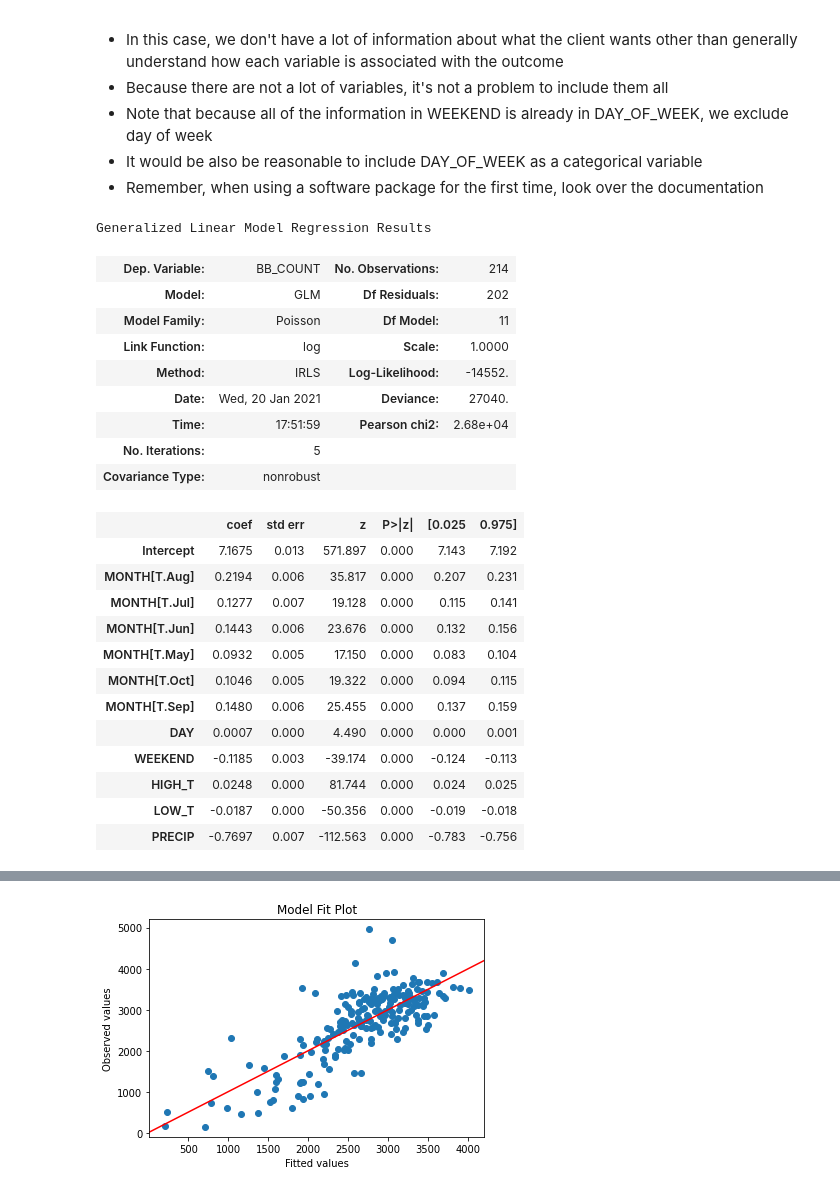
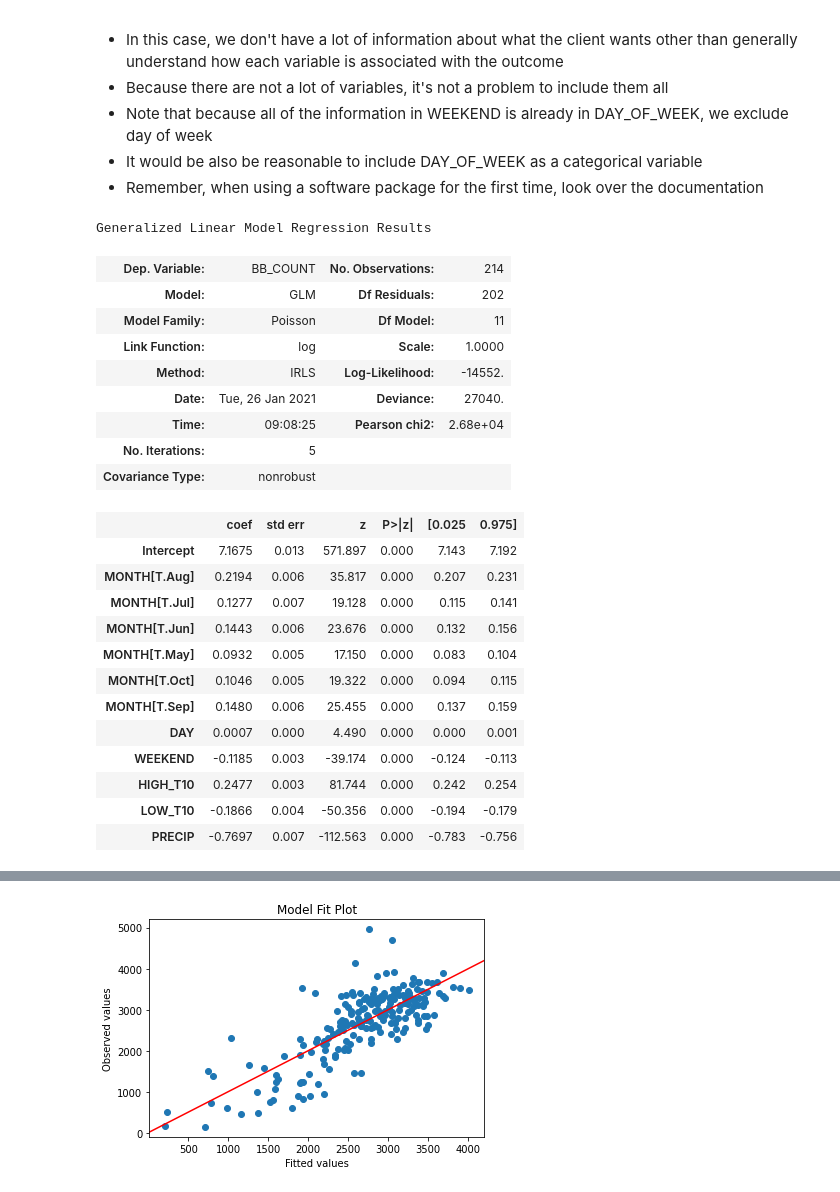
Before and after one commit to omesner/UMSTATS504, a Jupyter notebook: bikeCrossings/cyclistBridgeCrossings.ipynb, the cells around one changed output, grey strips where cells are left out. Drawn from its saved outputs; the diff is of its cells as text; code cells hidden in the pictures.

```diff
--- a/bikeCrossings/cyclistBridgeCrossings.ipynb
+++ b/bikeCrossings/cyclistBridgeCrossings.ipynb
@@ -358,33 +357,35 @@ $$
 - It would be also be reasonable to include DAY_OF_WEEK as a categorical variable
 - Remember, when using a software package for the first time, look over the documentation
 # %%
-expr = 'BB_COUNT ~ DAY + WEEKEND + MONTH + HIGH_T + LOW_T + PRECIP'
+df['HIGH_T10'] = df['HIGH_T']/10
+df['LOW_T10'] = df['LOW_T']/10
+expr = 'BB_COUNT ~ DAY + WEEKEND + MONTH + HIGH_T10 + LOW_T10 + PRECIP'
 bikePoisson = sm.GLM.from_formula(
     expr, data=df, family=sm.families.Poisson()).fit()
 bikePoisson.summary()
 # %% [output]
 Generalized Linear Model Regression Results
 | Dep. Variable: | BB_COUNT | No. Observations: | 214 |
 | Model: | GLM | Df Residuals: | 202 |
 | Model Family: | Poisson | Df Model: | 11 |
 | Link Function: | log | Scale: | 1.0000 |
 | Method: | IRLS | Log-Likelihood: | -14552. |
-| Date: | Wed, 20 Jan 2021 | Deviance: | 27040. |
-| Time: | 17:51:59 | Pearson chi2: | 2.68e+04 |
+| Date: | Tue, 26 Jan 2021 | Deviance: | 27040. |
+| Time: | 09:08:25 | Pearson chi2: | 2.68e+04 |
 | No. Iterations: | 5 |  |  |
 | Covariance Type: | nonrobust |  |  |
 |  | coef | std err | z | P>|z| | [0.025 | 0.975] |
 | Intercept | 7.1675 | 0.013 | 571.897 | 0.000 | 7.143 | 7.192 |
 | MONTH[T.Aug] | 0.2194 | 0.006 | 35.817 | 0.000 | 0.207 | 0.231 |
 | MONTH[T.Jul] | 0.1277 | 0.007 | 19.128 | 0.000 | 0.115 | 0.141 |
 | MONTH[T.Jun] | 0.1443 | 0.006 | 23.676 | 0.000 | 0.132 | 0.156 |
 | MONTH[T.May] | 0.0932 | 0.005 | 17.150 | 0.000 | 0.083 | 0.104 |
 | MONTH[T.Oct] | 0.1046 | 0.005 | 19.322 | 0.000 | 0.094 | 0.115 |
 | MONTH[T.Sep] | 0.1480 | 0.006 | 25.455 | 0.000 | 0.137 | 0.159 |
 | DAY | 0.0007 | 0.000 | 4.490 | 0.000 | 0.000 | 0.001 |
 | WEEKEND | -0.1185 | 0.003 | -39.174 | 0.000 | -0.124 | -0.113 |
-| HIGH_T | 0.0248 | 0.000 | 81.744 | 0.000 | 0.024 | 0.025 |
-| LOW_T | -0.0187 | 0.000 | -50.356 | 0.000 | -0.019 | -0.018 |
+| HIGH_T10 | 0.2477 | 0.003 | 81.744 | 0.000 | 0.242 | 0.254 |
+| LOW_T10 | -0.1866 | 0.004 | -50.356 | 0.000 | -0.194 | -0.179 |
 | PRECIP | -0.7697 | 0.007 | -112.563 | 0.000 | -0.783 | -0.756 |
 # %% [markdown]
 - What might be problematic with this model above?
```
Also changed, not shown: parts of 13 cells of this notebook.
